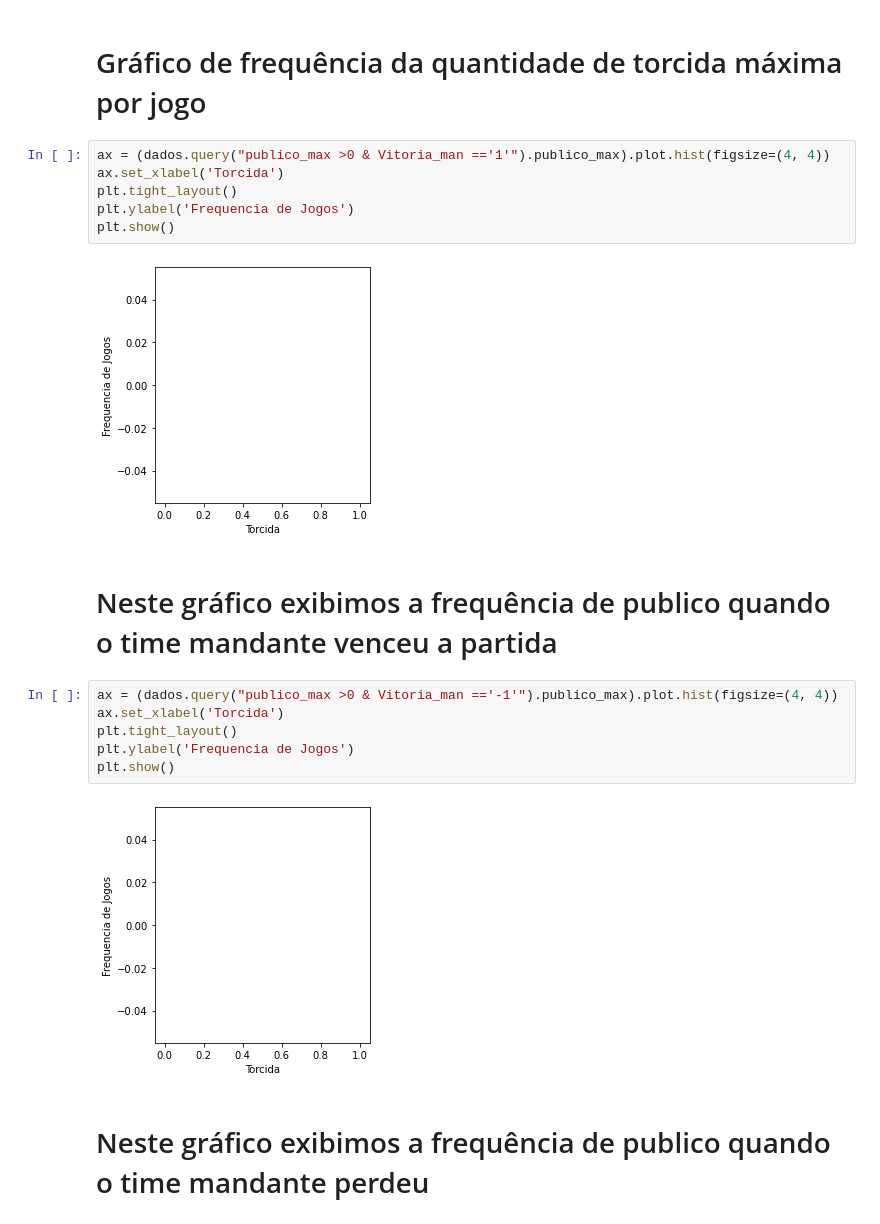
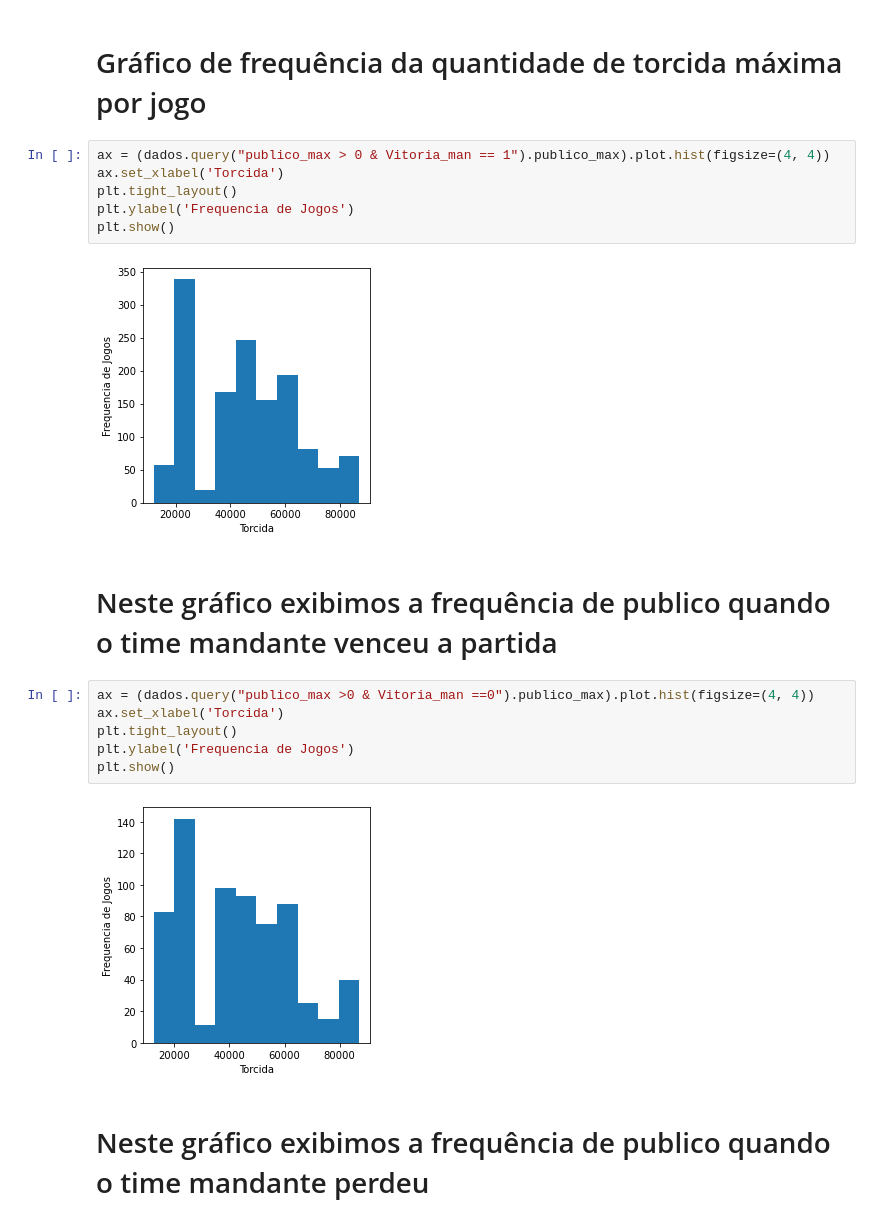
Before and after one commit to MarcosTamas12/Projeto-Integrador-III, a Jupyter notebook: PI.ipynb, the cells around one changed output. Drawn from its saved outputs; the diff is of its cells as text.

```diff
--- a/PI.ipynb
+++ b/PI.ipynb
@@ -204,23 +204,23 @@ plt.show()
 # %% [markdown]
 # Gráfico de frequência da quantidade de torcida máxima por jogo
 # %%
-ax = (dados.query("publico_max >0 & Vitoria_man =='1'").publico_max).plot.hist(figsize=(4, 4))
+ax = (dados.query("publico_max > 0 & Vitoria_man == 1").publico_max).plot.hist(figsize=(4, 4))
 ax.set_xlabel('Torcida')
 plt.tight_layout()
 plt.ylabel('Frequencia de Jogos')
 plt.show()
 # %% [output]
-[figure, old version]
+[figure, new version]
 # %% [markdown]
 # Neste gráfico exibimos a frequência de publico quando o time mandante venceu a partida
 # %%
-ax = (dados.query("publico_max >0 & Vitoria_man =='-1'").publico_max).plot.hist(figsize=(4, 4))
+ax = (dados.query("publico_max >0 & Vitoria_man ==0").publico_max).plot.hist(figsize=(4, 4))
 ax.set_xlabel('Torcida')
 plt.tight_layout()
 plt.ylabel('Frequencia de Jogos')
 plt.show()
 # %% [output]
-[figure, old version]
+[figure, new version]
 # %% [markdown]
 # Neste gráfico exibimos a frequência de publico quando o time mandante perdeu
 # %%
```
Also changed, not shown: parts of 19 cells of this notebook.
